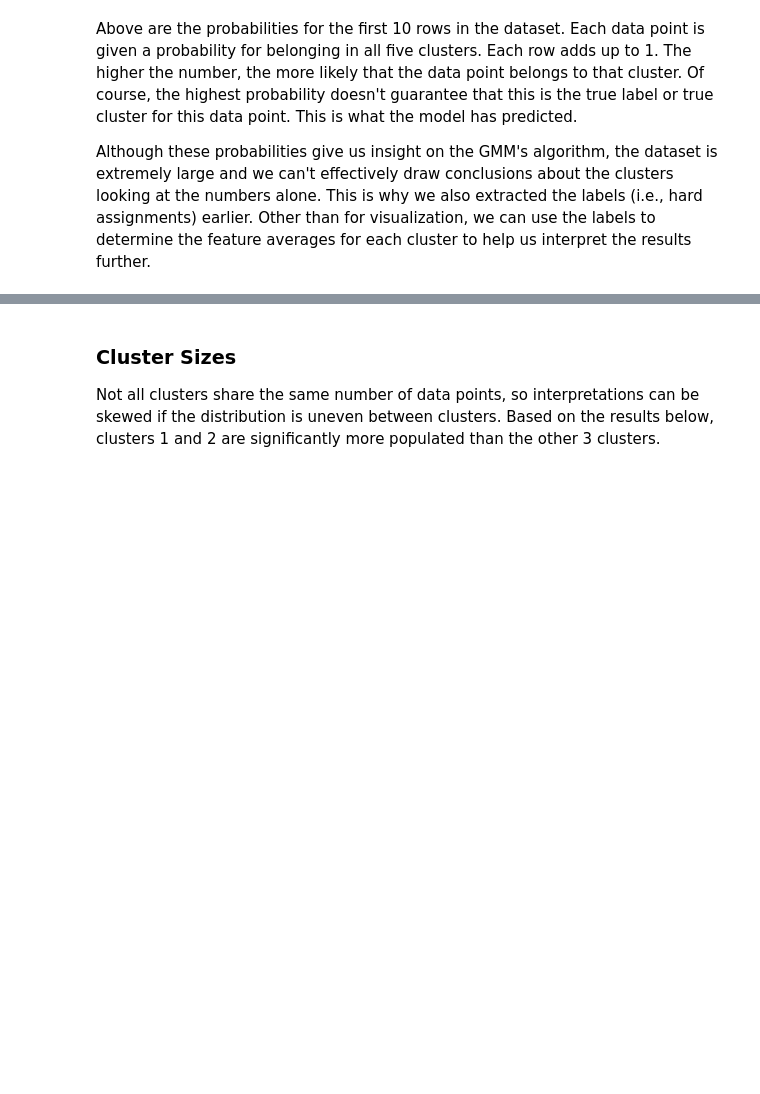
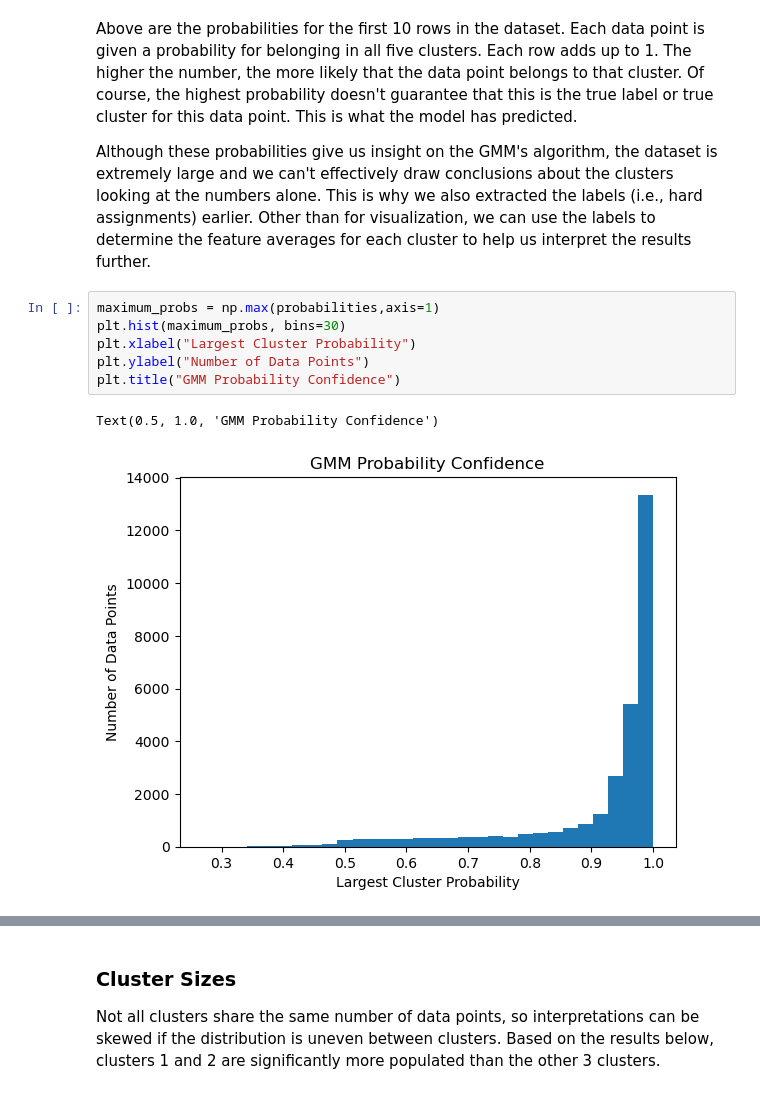
Before and after one commit to alexandrianelson/BINF5507-ML-Capstone, a Jupyter notebook: Capstone_Assignment_Notebook.ipynb, the cells around one changed output, grey strips where cells are left out. Drawn from its saved outputs; the diff is of its cells as text; blank space fills up the shorter version.

```diff
--- a/Capstone_Assignment_Notebook.ipynb
+++ b/Capstone_Assignment_Notebook.ipynb
@@ -358,6 +365,15 @@ print(probabilities.head(10))
 Above are the probabilities for the first 10 rows in the dataset. Each data point is given a probability for belonging in all five clusters. Each row adds up to 1. The higher the number, the more likely that the data point belongs to that cluster. Of course, the highest probability doesn't guarantee that this is the true label or true cluster for this data point. This is what the model has predicted.
 
 Although these probabilities give us insight on the GMM's algorithm, the dataset is extremely large and we can't effectively draw conclusions about the clusters looking at the numbers alone. This is why we also extracted the labels (i.e., hard assignments) earlier. Other than for visualization, we can use the labels to determine the feature averages for each cluster to help us interpret the results further.
+# %%
+maximum_probs = np.max(probabilities,axis=1)
+plt.hist(maximum_probs, bins=30)
+plt.xlabel("Largest Cluster Probability")
+plt.ylabel("Number of Data Points")
+plt.title("GMM Probability Confidence")
+# %% [output]
+Text(0.5, 1.0, 'GMM Probability Confidence')
+[figure, added]
 # %%
 # Add the labels into a copy of the dataset
 
```
Also changed, not shown: parts of 16 cells of this notebook.
